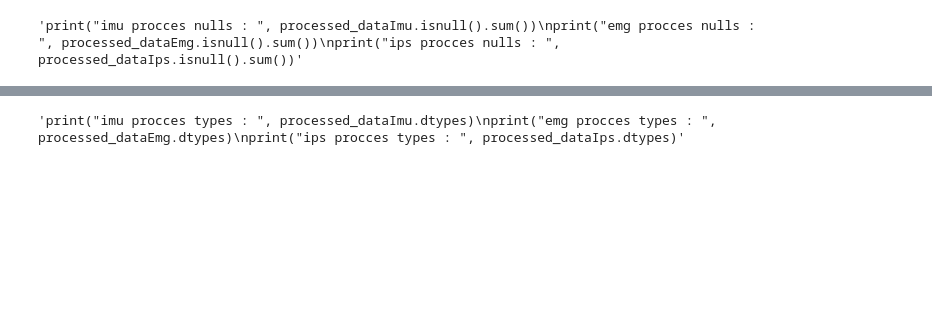
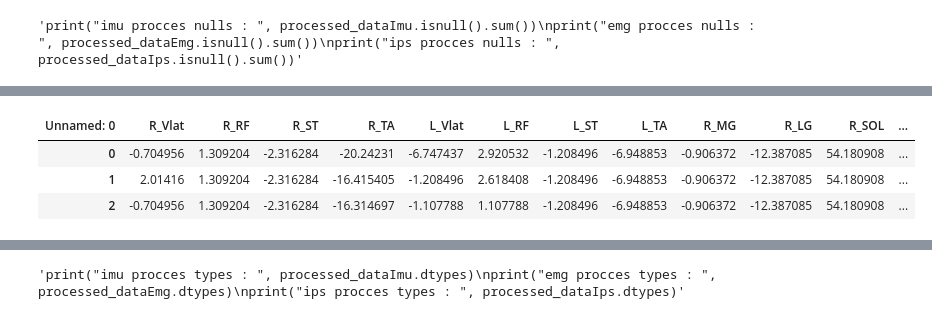
Before and after one commit to amiraydin/Paris8M2, a Jupyter notebook: Projet_ATC.ipynb, the cells around one changed output, grey strips where cells are left out. Drawn from its saved outputs; the diff is of its cells as text; code cells hidden in the pictures; blank space fills up the shorter version.

```diff
--- a/Projet_ATC.ipynb
+++ b/Projet_ATC.ipynb
@@ -302,0 +302,7 @@ print("ips procces nulls : ", processed_dataIps.isnull().sum())"""
+# %%
+processed_dataEmg.head(3)
+# %% [output]
+| Unnamed: 0 | R_Vlat | R_RF | R_ST | R_TA | L_Vlat | L_RF | L_ST | L_TA | R_MG | R_LG | R_SOL | ... |
+| 0 | -0.704956 | 1.309204 | -2.316284 | -20.24231 | -6.747437 | 2.920532 | -1.208496 | -6.948853 | -0.906372 | -12.387085 | 54.180908 | ... |
+| 1 | 2.01416 | 1.309204 | -2.316284 | -16.415405 | -1.208496 | 2.618408 | -1.208496 | -6.948853 | -0.906372 | -12.387085 | 54.180908 | ... |
+| 2 | -0.704956 | 1.309204 | -2.316284 | -16.314697 | -1.107788 | 1.107788 | -1.208496 | -6.948853 | -0.906372 | -12.387085 | 54.180908 | ... |
```
Also changed, not shown: parts of 100 cells of this notebook.
